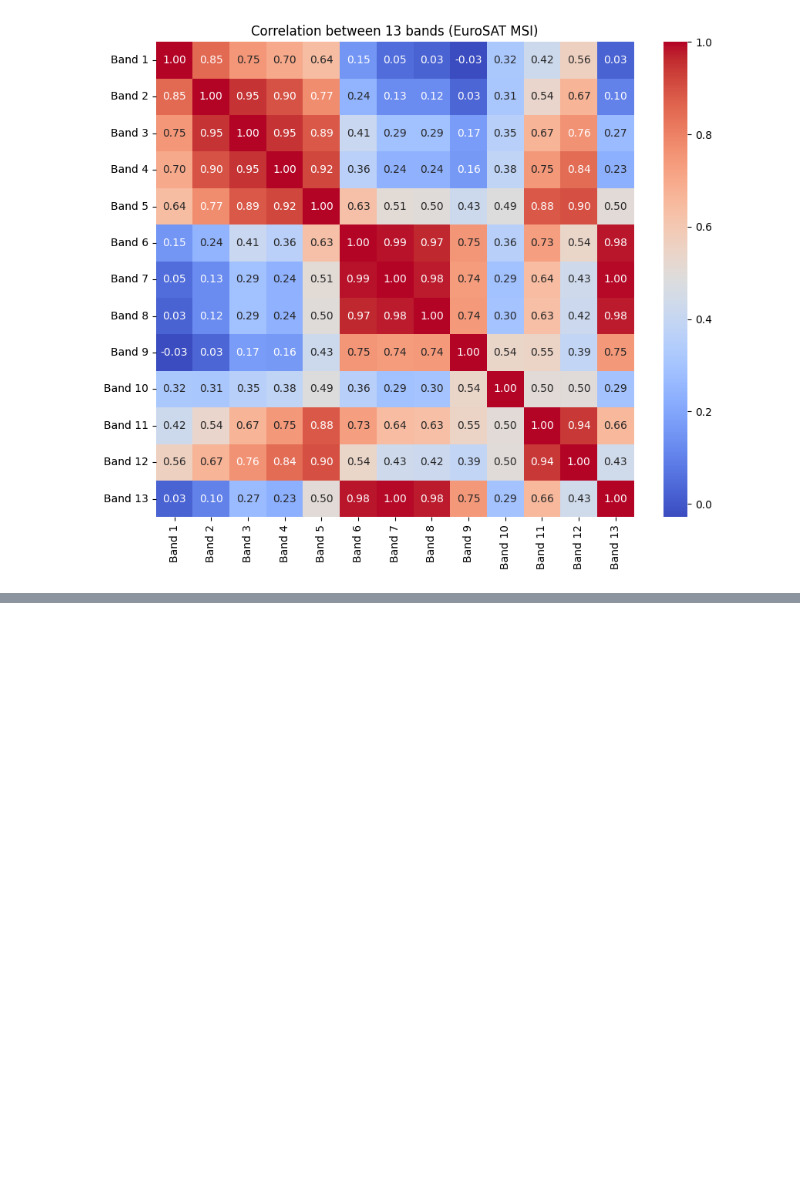
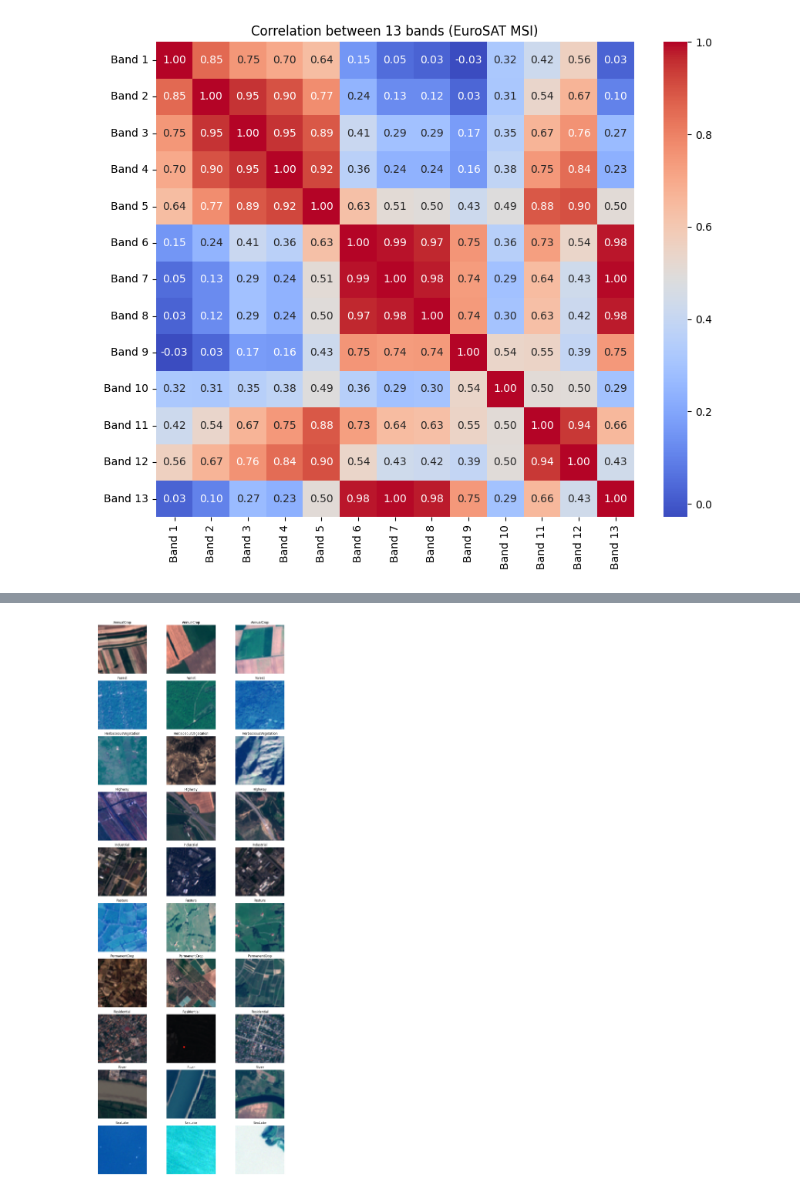
Before and after one commit to Ahmed-Rizk1/Team1-Land-Type-Classification-using-Sentinel-2-Satellite-Images, a Jupyter notebook: exploration.ipynb, the cells around one changed output, grey strips where cells are left out. Cells and saved outputs as stored; diff of their text form; code cells hidden in the pictures; blank space fills up the shorter version.

```diff
--- a/exploration.ipynb
+++ b/exploration.ipynb
@@ -221,0 +131,33 @@ KeyboardInterrupt:
+# %%
+rgb_base_dir = "DEPI_DataSet/DEPI_DataSet_RGB"
+
+class_names = sorted(os.listdir(rgb_base_dir))
+
+cols = 3
+rows = len(class_names)
+
+plt.figure(figsize=(12, rows * 3))
+
+plot_index = 1
+
+for class_name in class_names:
+    class_path = os.path.join(rgb_base_dir, class_name)
+
+    images = [img for img in os.listdir(class_path) if img.endswith(".png")]
+    selected_images = random.sample(images, min(cols, len(images)))
+
+    for img_name in selected_images:
+        img_path = os.path.join(class_path, img_name)
+        img = plt.imread(img_path)
+
+        plt.subplot(rows, cols, plot_index)
+        plt.imshow(img)
+        plt.axis("off")
+        plt.title(class_name)
+
+        plot_index += 1
+
+plt.tight_layout()
+plt.show()
+# %% [output]
+[figure, added]
```
Also changed, not shown: parts of 3 cells of this notebook.
